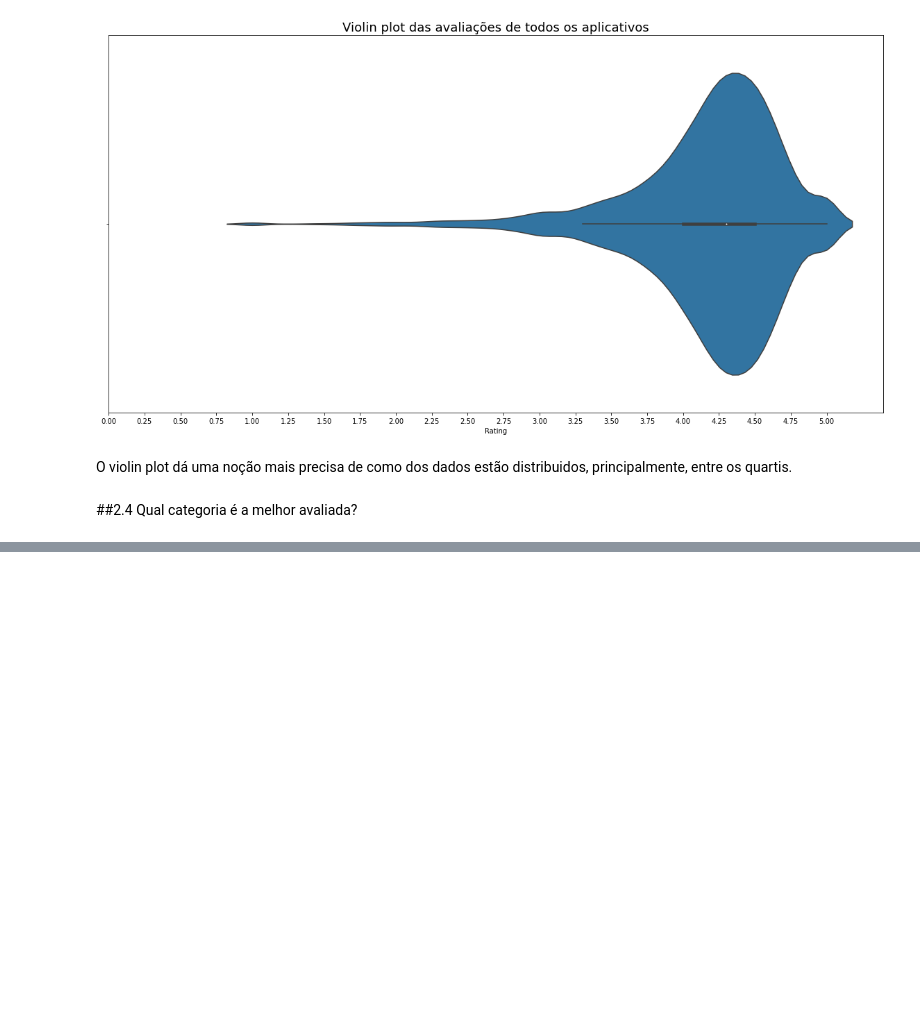
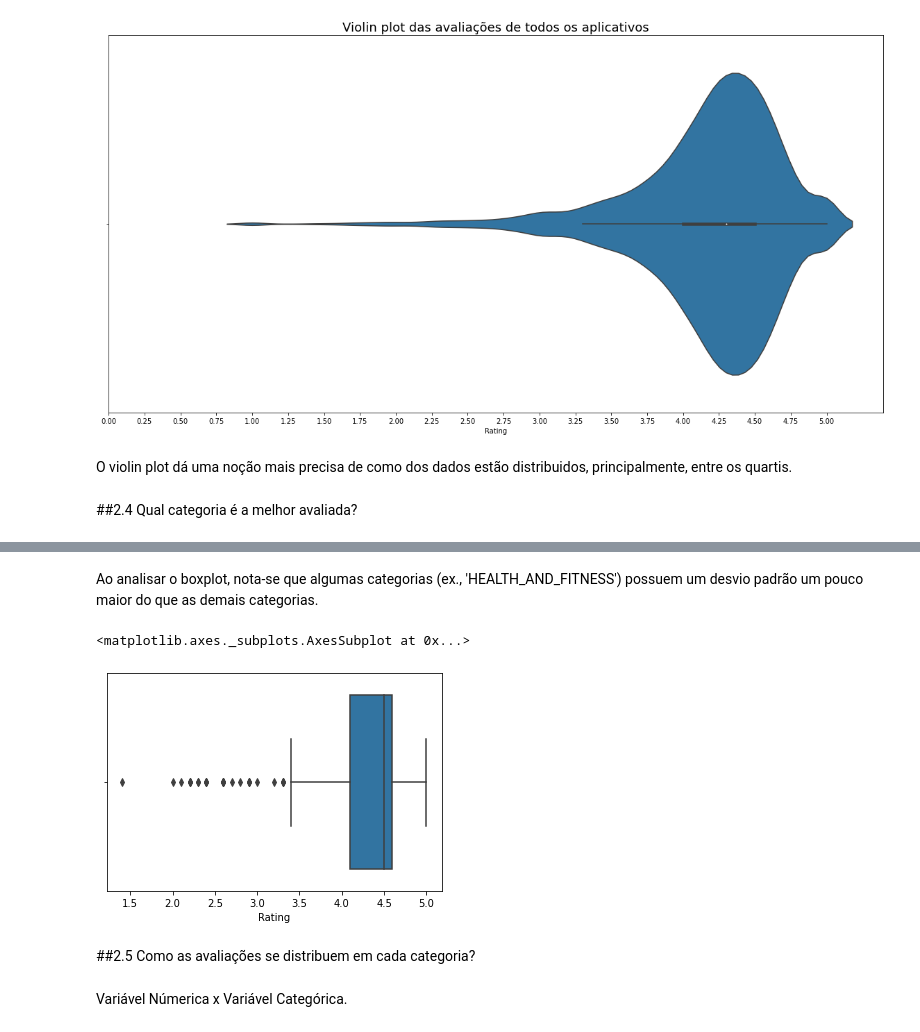
Before and after one commit to edmgjr/portifolio, a Jupyter notebook: Limpesa_e_preprocessamento_de_dados_googleplaystore.ipynb, the cells around one changed output, grey strips where cells are left out. Drawn from its saved outputs; the diff is of its cells as text; code cells hidden in the pictures; blank space fills up the shorter version.

```diff
--- a/Limpesa_e_preprocessamento_de_dados_googleplaystore.ipynb
+++ b/Limpesa_e_preprocessamento_de_dados_googleplaystore.ipynb
@@ -1297,0 +1386,12 @@ O violin plot dá uma noção mais precisa de como dos dados estão distribuidos
+# %% [markdown]
+Ao analisar o boxplot, nota-se que algumas categorias (ex., 'HEALTH_AND_FITNESS') possuem um desvio padrão um pouco maior do que as demais categorias.
+# %%
+#Analisando a categoria HEALTH_AND_FITNESS, porque ela possui um std grande (caso específico)
+sns.boxplot(data=df.query('Category == "HEALTH_AND_FITNESS"'), x='Rating')
+# %% [output]
+<matplotlib.axes._subplots.AxesSubplot at 0x...>
+[figure, added]
+# %% [markdown]
+##2.5 Como as avaliações se distribuem em cada categoria?
+# %% [markdown]
+Variável Númerica x Variável Categórica.
```
Also changed, not shown: parts of 23 cells of this notebook.
